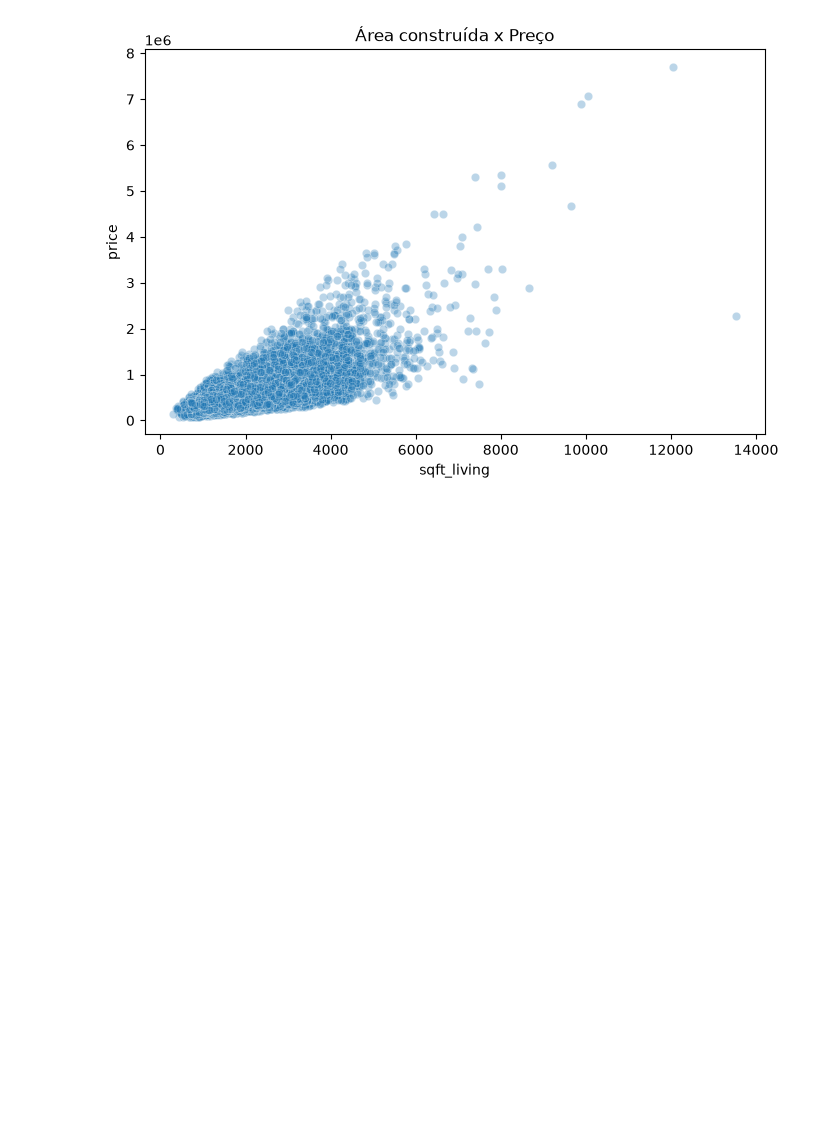
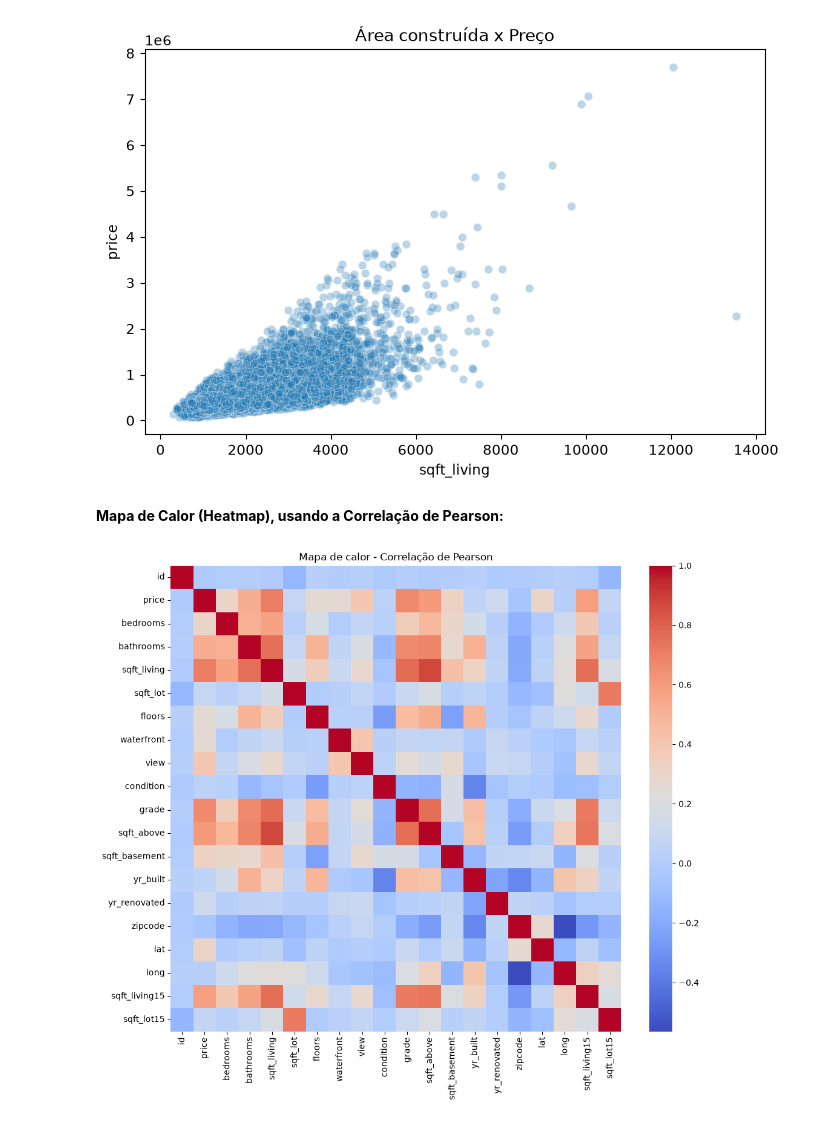
Before and after one commit to lindomarandradegertrudes/kc-house-precificacao, a Jupyter notebook: notebooks/projeto_precificacao.ipynb, the cells around one changed output. Saved outputs shown, nothing was run; the diff lists cells and outputs as text; code cells hidden in the pictures; blank space fills up the shorter version.

```diff
--- a/notebooks/projeto_precificacao.ipynb
+++ b/notebooks/projeto_precificacao.ipynb
@@ -75,3 +96,14 @@ plt.savefig("../outputs/figures/scatter_sqftliving_price.png")
 plt.show()
 # %% [output]
 [figure]
+# %% [markdown]
+**Mapa de Calor (Heatmap), usando a Correlação de Pearson:**
+# %%
+plt.figure(figsize=(12,10))
+corr = df.select_dtypes(include=np.number).corr()
+sns.heatmap(corr, cmap="coolwarm", annot=False)
+plt.title("Mapa de calor - Correlação de Pearson")
+plt.savefig("../outputs/figures/heatmap_correlacao.png")
+plt.show()
+# %% [output]
+[figure, added]
```
Also changed, not shown: parts of 4 cells of this notebook, 1 other file.
